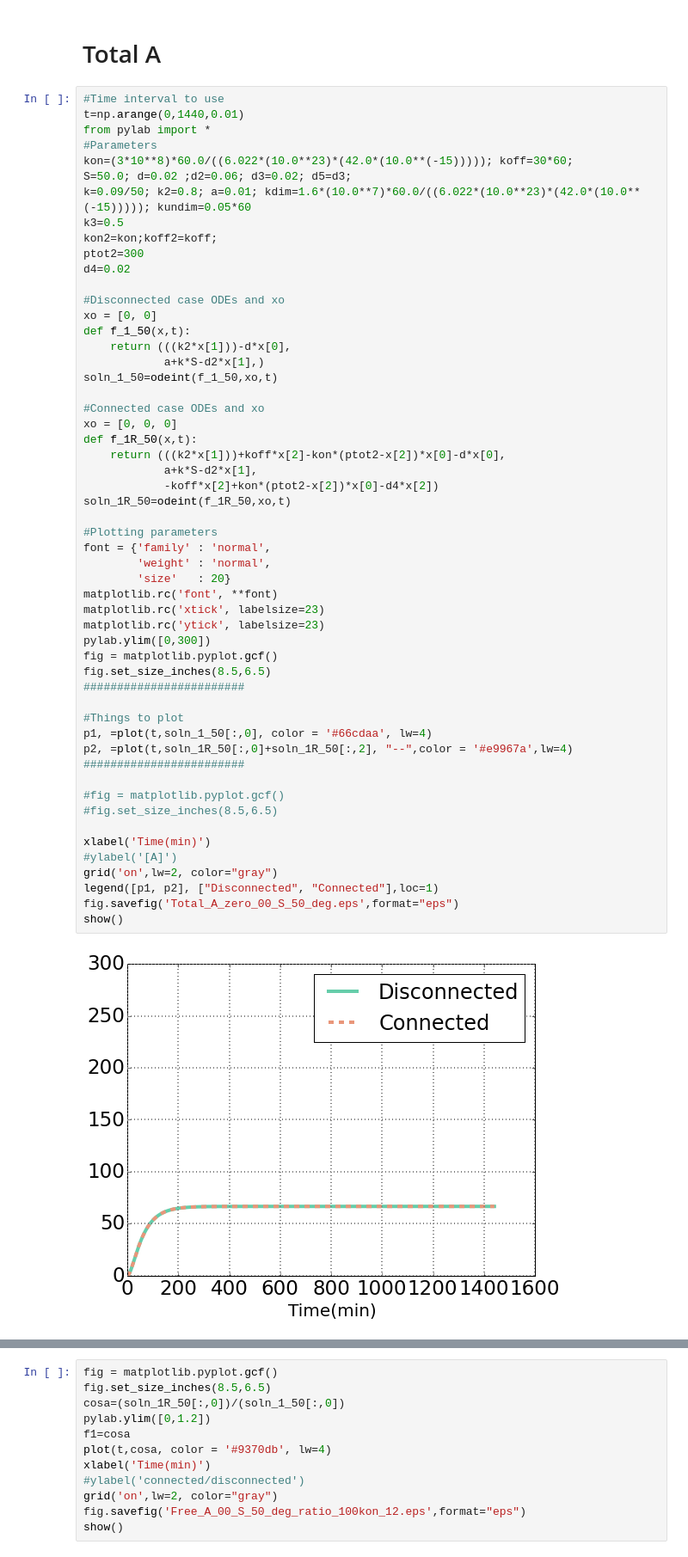
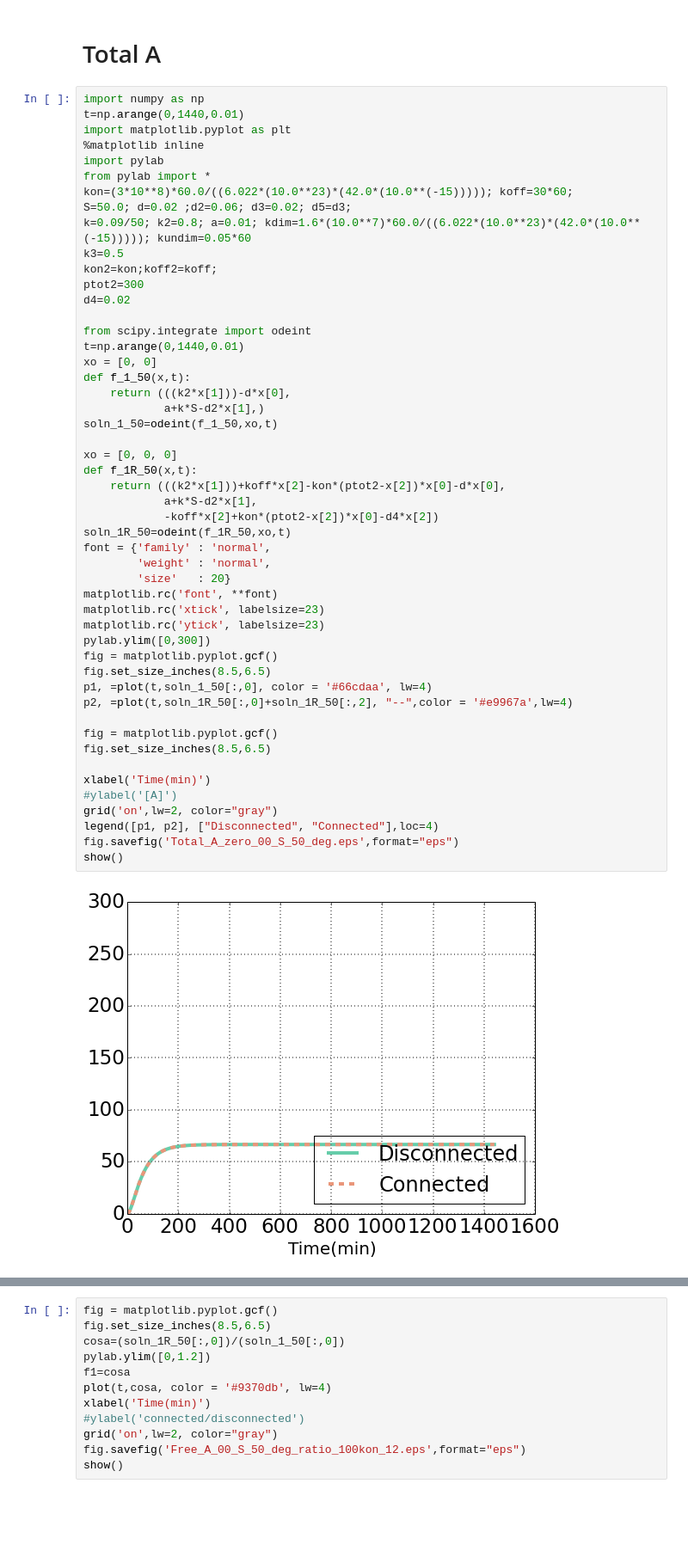
Before and after one commit to LiberPH/Retroactivity_mechanisms_transcription_secret, a Jupyter notebook: Caso_00_Just_monomer_binding.ipynb, the cells around one changed output, grey strips where cells are left out. Shown at 86% size. Cells and saved outputs as stored; diff of their text form; blank space fills up the shorter version.

```diff
--- a/Caso_00_Just_monomer_binding.ipynb
+++ b/Caso_00_Just_monomer_binding.ipynb
@@ -20,10 +16,12 @@ from scipy.integrate import odeint
 # %% [markdown]
 # Total A
 # %%
-#Time interval to use
+import numpy as np
 t=np.arange(0,1440,0.01)
+import matplotlib.pyplot as plt
+%matplotlib inline
+import pylab
 from pylab import *
-#Parameters
 kon=(3*10**8)*60.0/((6.022*(10.0**23)*(42.0*(10.0**(-15))))); koff=30*60;
 S=50.0; d=0.02 ;d2=0.06; d3=0.02; d5=d3;
 k=0.09/50; k2=0.8; a=0.01; kdim=1.6*(10.0**7)*60.0/((6.022*(10.0**23)*(42.0*(10.0**(-15))))); kundim=0.05*60
@@ -32,46 +30,40 @@ kon2=kon;koff2=koff;
 ptot2=300
 d4=0.02
 
-#Disconnected case ODEs and xo
+from scipy.integrate import odeint
+t=np.arange(0,1440,0.01)
 xo = [0, 0]
 def f_1_50(x,t):
     return (((k2*x[1]))-d*x[0],
             a+k*S-d2*x[1],)
 soln_1_50=odeint(f_1_50,xo,t)
 
-#Connected case ODEs and xo
 xo = [0, 0, 0]
 def f_1R_50(x,t):
     return (((k2*x[1]))+koff*x[2]-kon*(ptot2-x[2])*x[0]-d*x[0],
             a+k*S-d2*x[1],
             -koff*x[2]+kon*(ptot2-x[2])*x[0]-d4*x[2])
 soln_1R_50=odeint(f_1R_50,xo,t)
-
-#Plotting parameters
 font = {'family' : 'normal',
         'weight' : 'normal',
         'size'   : 20}
 matplotlib.rc('font', **font)
 matplotlib.rc('xtick', labelsize=23)
 matplotlib.rc('ytick', labelsize=23)
 pylab.ylim([0,300])
 fig = matplotlib.pyplot.gcf()
 fig.set_size_inches(8.5,6.5)
-########################
-
-#Things to plot
 p1, =plot(t,soln_1_50[:,0], color = '#66cdaa', lw=4)
 p2, =plot(t,soln_1R_50[:,0]+soln_1R_50[:,2], "--",color = '#e9967a',lw=4)
-########################
 
-#fig = matplotlib.pyplot.gcf()
-#fig.set_size_inches(8.5,6.5)
+fig = matplotlib.pyplot.gcf()
+fig.set_size_inches(8.5,6.5)
 
 xlabel('Time(min)')
 #ylabel('[A]')
 grid('on',lw=2, color="gray")
-legend([p1, p2], ["Disconnected", "Connected"],loc=1)
+legend([p1, p2], ["Disconnected", "Connected"],loc=4)
 fig.savefig('Total_A_zero_00_S_50_deg.eps',format="eps")
 show()
 # %% [output]
-[figure, old version]
+[figure, new version]
```
Also changed, not shown: parts of 105 cells of this notebook, 3 other files.
